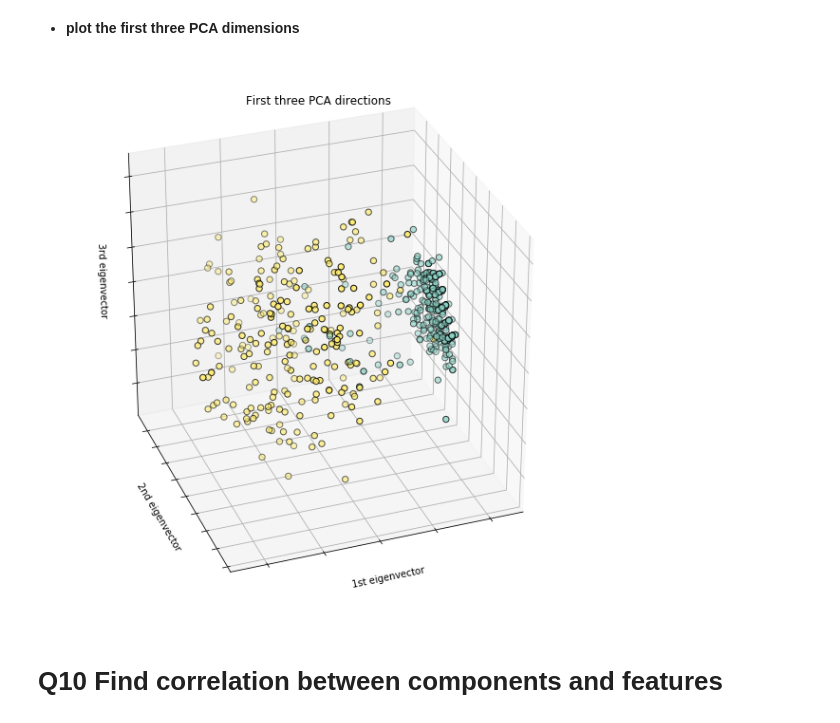
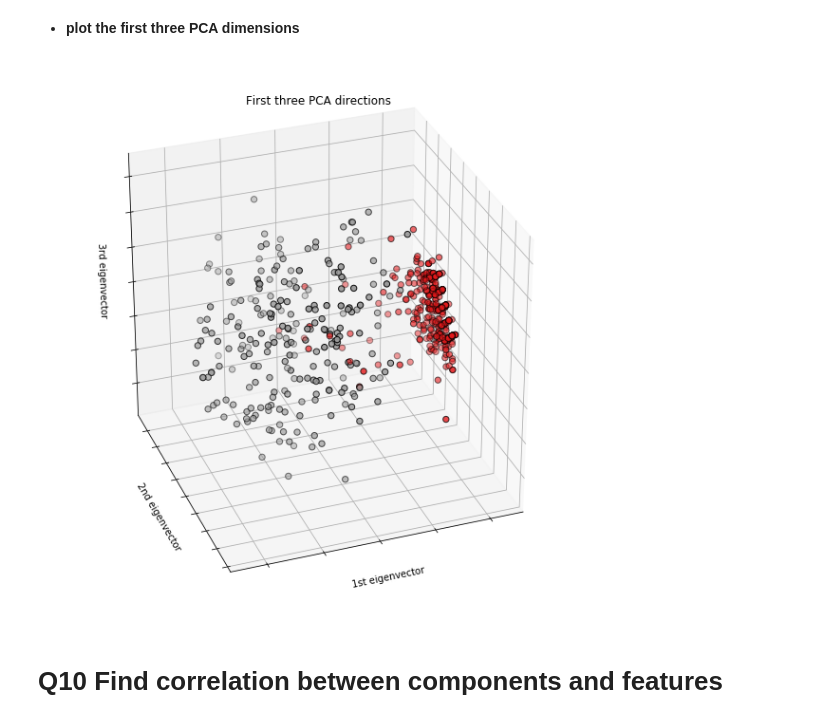
Before and after one commit to GreatLearningAIML1/pune-july19-batch-meet9426, a Jupyter notebook: R5_Internal_Lab_PCA_PBRS.ipynb, the cells around one changed output. Drawn from its saved outputs; the diff is of its cells as text; code cells hidden in the pictures.

```diff
--- a/R5_Internal_Lab_PCA_PBRS.ipynb
+++ b/R5_Internal_Lab_PCA_PBRS.ipynb
@@ -448,21 +424,21 @@ plt.show()
 # %%
 from mpl_toolkits.mplot3d import Axes3D
 y = df_drop['Class']
 fig = plt.figure(1, figsize=(8, 8))
 ax = Axes3D(fig, elev=-150, azim=110)
-X_reduced = PCA(n_components=3).fit_transform(df_drop)
+X_reduced = PCA(n_components=4).fit_transform(df_drop)
 ax.scatter(X_reduced[:, 0], X_reduced[:, 1], X_reduced[:, 2], c=y,
-           cmap=plt.cm.Set3, edgecolor='k', s=40)
+           cmap=plt.cm.Set1, edgecolor='k', s=40)
 ax.set_title("First three PCA directions")
 ax.set_xlabel("1st eigenvector")
 ax.w_xaxis.set_ticklabels([])
 ax.set_ylabel("2nd eigenvector")
 ax.w_yaxis.set_ticklabels([])
 ax.set_zlabel("3rd eigenvector")
 ax.w_zaxis.set_ticklabels([])
 
 plt.show()
 # %% [output]
-[figure, old version]
+[figure, new version]
 # %% [markdown]
 # Q10 Find correlation between components and features
```
Also changed, not shown: parts of 18 cells of this notebook.
